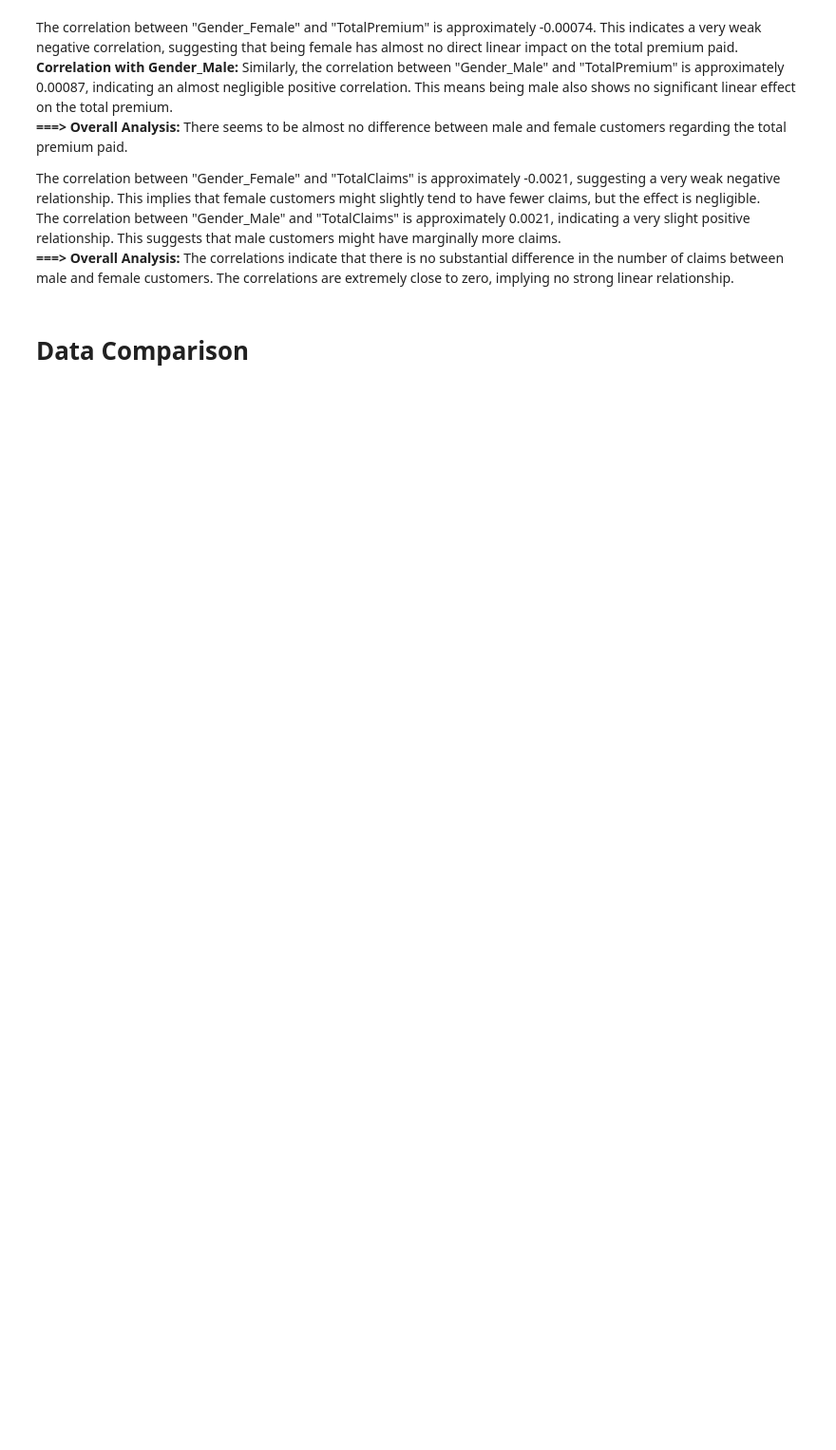
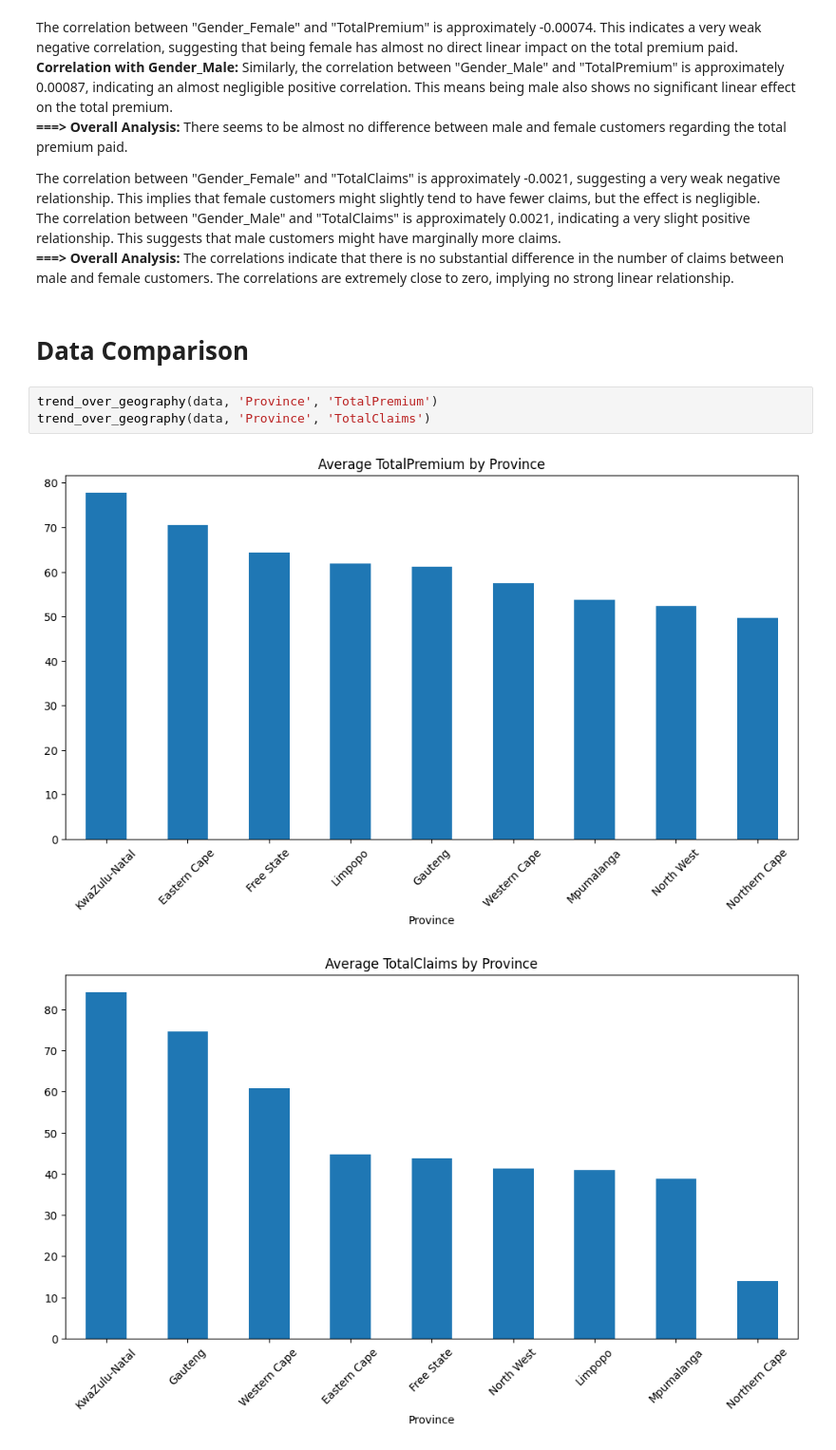
Before and after one commit to nebiyu-ethio/AlphaCare-Insurance-Analytics, a Jupyter notebook: notebooks/task_1.ipynb, the cells around one changed output. Shown at 95% size. Saved outputs shown, nothing was run; the diff lists cells and outputs as text; blank space fills up the shorter version.

```diff
--- a/notebooks/task_1.ipynb
+++ b/notebooks/task_1.ipynb
@@ -368,3 +368,9 @@ The correlation between "Gender_Male" and "TotalClaims" is approximately 0.0021,
 **===> Overall Analysis:** The correlations indicate that there is no substantial difference in the number of claims between male and female customers. The correlations are extremely close to zero, implying no strong linear relationship.<br>
 # %% [markdown]
 # Data Comparison
+# %%
+trend_over_geography(data, 'Province', 'TotalPremium')
+trend_over_geography(data, 'Province', 'TotalClaims')
+# %% [output]
+[figure, added]
+[figure, added]
```
Also changed, not shown: parts of 1 cell of this notebook.
